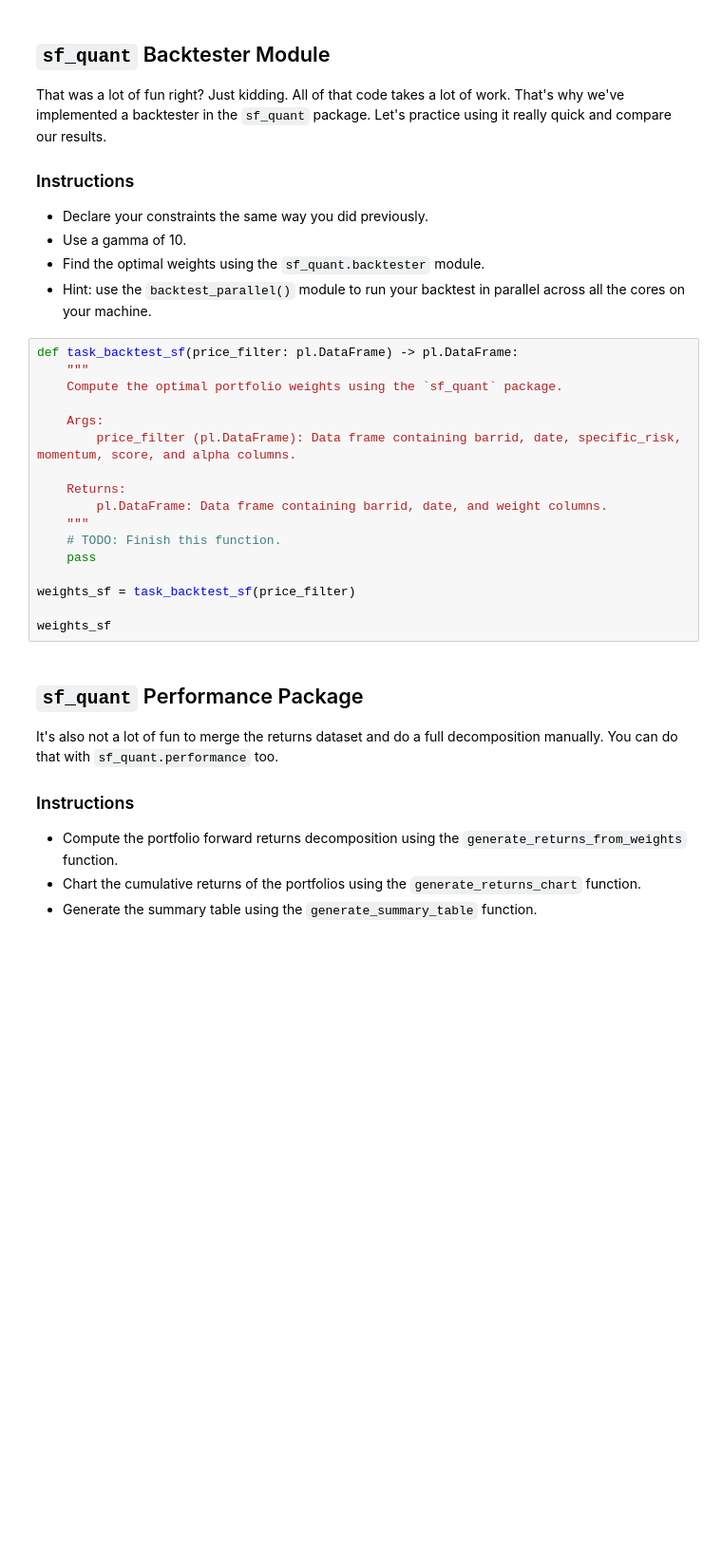
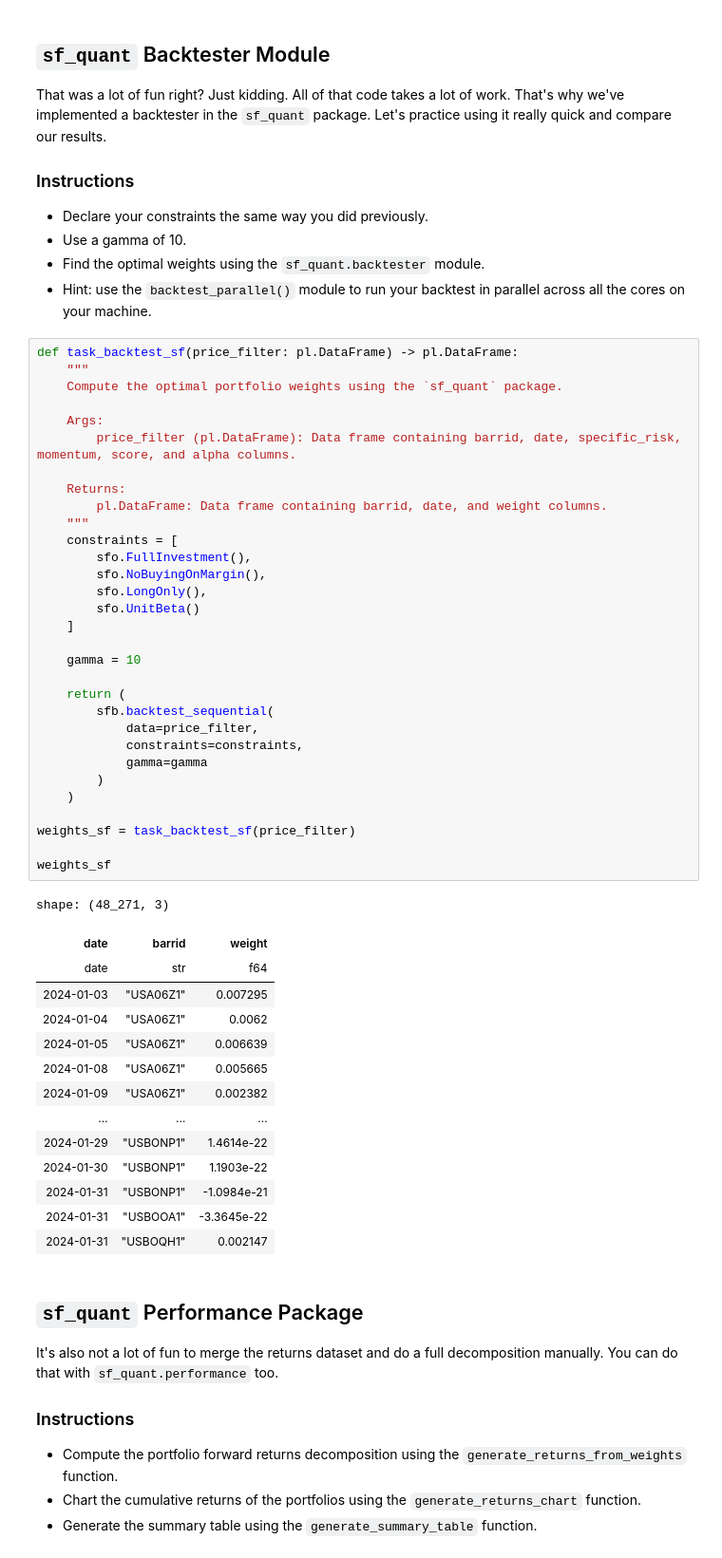
Before and after one commit to grantrich21/sf-quant-labs, a Jupyter notebook: labs/lab_4.ipynb, the cells around one changed output. Shown at 95% size. Saved outputs shown, nothing was run; the diff lists cells and outputs as text; blank space fills up the shorter version.

```diff
--- a/labs/lab_4.ipynb
+++ b/labs/lab_4.ipynb
@@ -480,20 +426,49 @@ That was a lot of fun right? Just kidding. All of that code takes a lot of work.
 # %%
 def task_backtest_sf(price_filter: pl.DataFrame) -> pl.DataFrame:
     """
     Compute the optimal portfolio weights using the `sf_quant` package.
 
     Args:
         price_filter (pl.DataFrame): Data frame containing barrid, date, specific_risk, momentum, score, and alpha columns.
 
     Returns:
         pl.DataFrame: Data frame containing barrid, date, and weight columns.
     """
-    # TODO: Finish this function.
-    pass
+    constraints = [
+        sfo.FullInvestment(),
+        sfo.NoBuyingOnMargin(),
+        sfo.LongOnly(),
+        sfo.UnitBeta()
+    ]
+
+    gamma = 10
+
+    return (
+        sfb.backtest_sequential(
+            data=price_filter,
+            constraints=constraints,
+            gamma=gamma
+        )
+    )
 
 weights_sf = task_backtest_sf(price_filter)
 
 weights_sf
+# %% [output]
+shape: (48_271, 3)
+| date | barrid | weight |
+| date | str | f64 |
+| 2024-01-03 | "USA06Z1" | 0.007295 |
+| 2024-01-04 | "USA06Z1" | 0.0062 |
+| 2024-01-05 | "USA06Z1" | 0.006639 |
+| 2024-01-08 | "USA06Z1" | 0.005665 |
+| 2024-01-09 | "USA06Z1" | 0.002382 |
+| … | … | … |
+| 2024-01-29 | "USBONP1" | 1.4614e-22 |
+| 2024-01-30 | "USBONP1" | 1.1903e-22 |
+| 2024-01-31 | "USBONP1" | -1.0984e-21 |
+| 2024-01-31 | "USBOOA1" | -3.3645e-22 |
+| 2024-01-31 | "USBOQH1" | 0.002147 |
 # %% [markdown]
 ## `sf_quant` Performance Package
 
```
Also changed, not shown: parts of 9 cells of this notebook.
